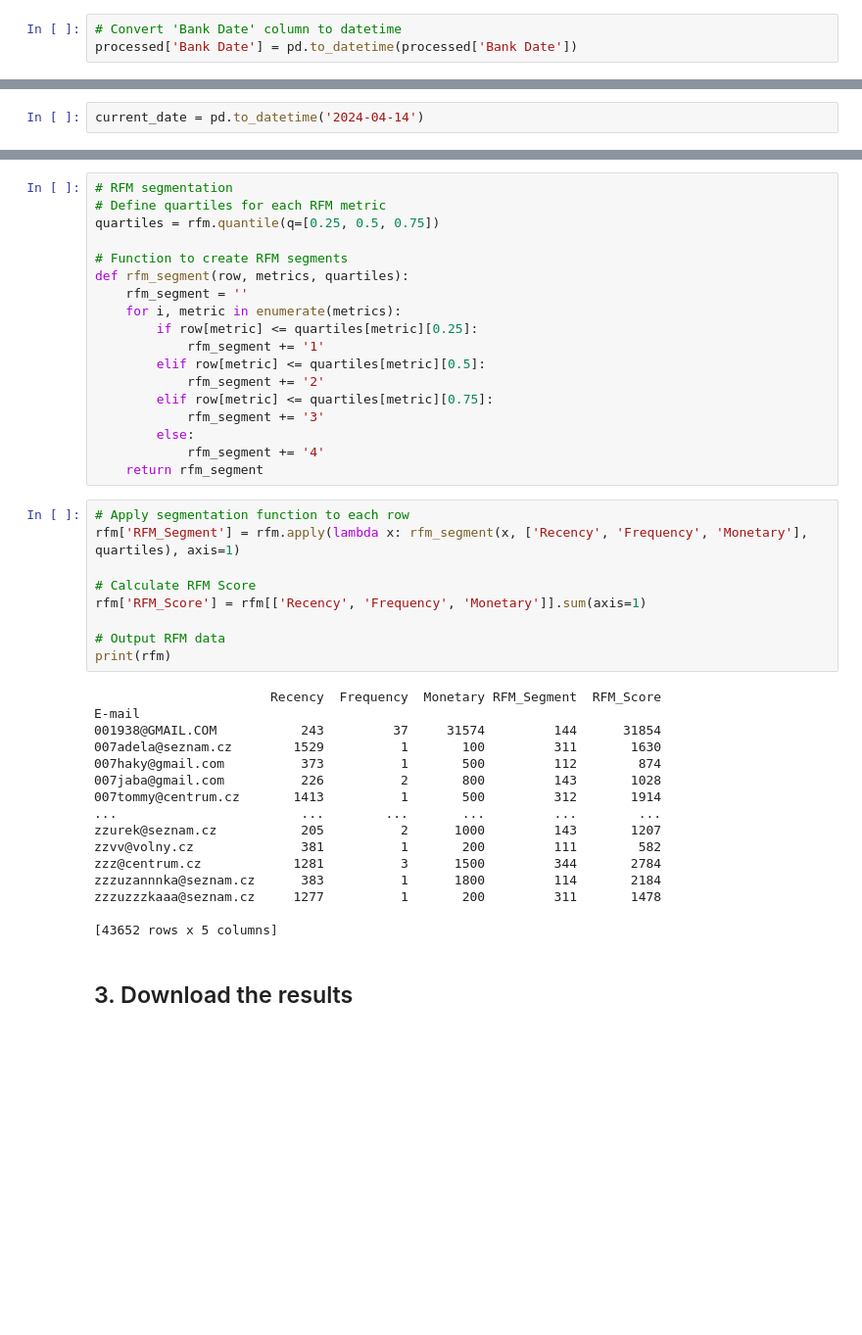
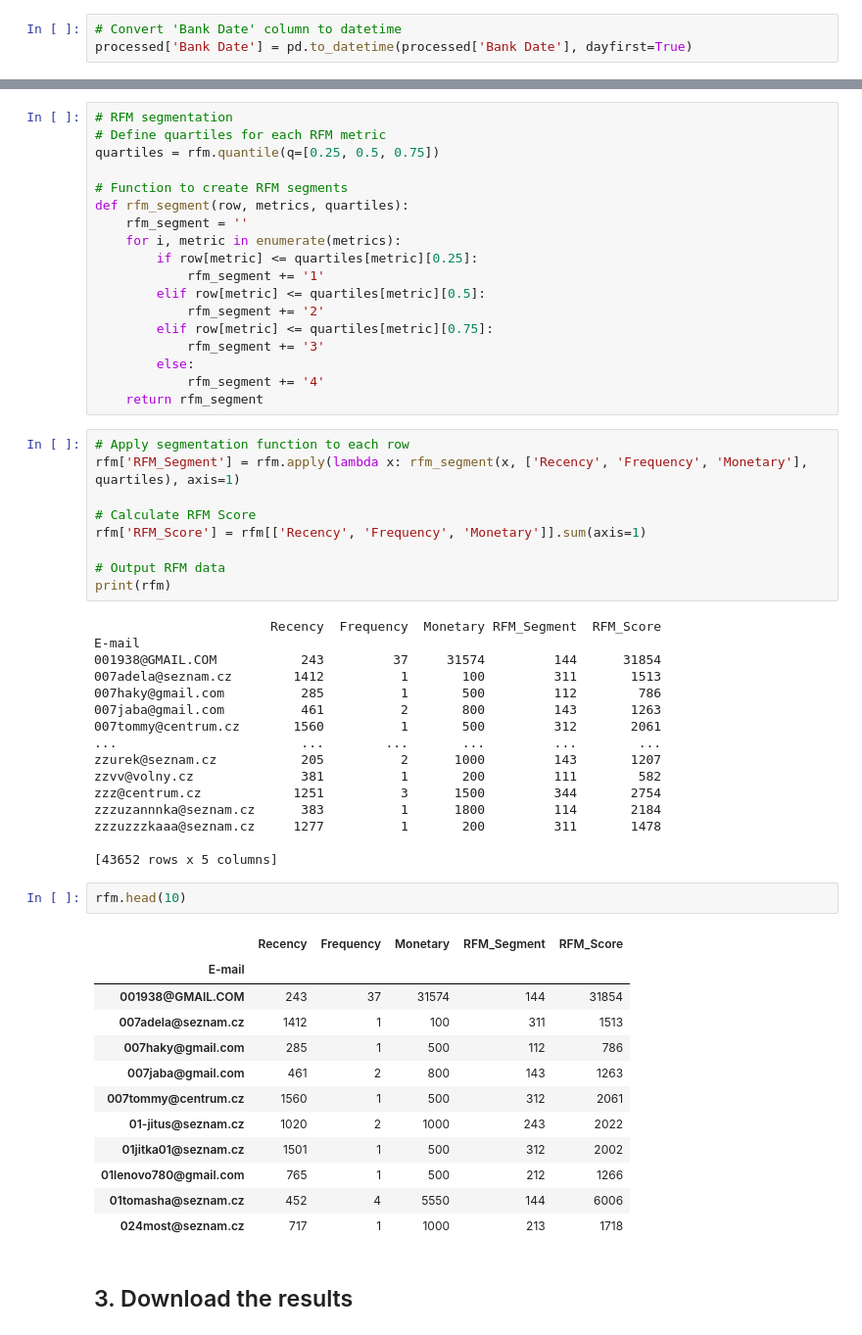
Before and after one commit to sarkarau/datascience, a Jupyter notebook: Donors_segmentation.ipynb, the cells around one changed output, grey strips where cells are left out. Shown at 98% size. Cells and saved outputs as stored; diff of their text form; blank space fills up the shorter version.

Commit message:
RFM segmentation of donors of a non-profit organization

```diff
--- a/Donors_segmentation.ipynb
+++ b/Donors_segmentation.ipynb
@@ -103,7 +103,7 @@ processed.head(100)
 First we need to convert certain data types. Then, we can perform the segmentation.
 # %%
 # Convert 'Bank Date' column to datetime
-processed['Bank Date'] = pd.to_datetime(processed['Bank Date'])
+processed['Bank Date'] = pd.to_datetime(processed['Bank Date'], dayfirst=True)
 # %%
 processed['Příspěvek'] = processed['Příspěvek'].astype(int)
 # %%
@@ -126,5 +126,3 @@ memory usage: 7.8+ MB
-# %%
-current_date = pd.to_datetime('2024-04-14')
 # %%
 # Define a function to calculate recency
 def calculate_recency(x):
@@ -191,18 +191,33 @@ print(rfm)
                        Recency  Frequency  Monetary RFM_Segment  RFM_Score
 E-mail
 001938@GMAIL.COM           243         37     31574         144      31854
-007adela@seznam.cz        1529          1       100         311       1630
-007haky@gmail.com          373          1       500         112        874
-007jaba@gmail.com          226          2       800         143       1028
-007tommy@centrum.cz       1413          1       500         312       1914
+007adela@seznam.cz        1412          1       100         311       1513
+007haky@gmail.com          285          1       500         112        786
+007jaba@gmail.com          461          2       800         143       1263
+007tommy@centrum.cz       1560          1       500         312       2061
 ...                        ...        ...       ...         ...        ...
 zzurek@seznam.cz           205          2      1000         143       1207
 zzvv@volny.cz              381          1       200         111        582
-zzz@centrum.cz            1281          3      1500         344       2784
+zzz@centrum.cz            1251          3      1500         344       2754
 zzzuzannnka@seznam.cz      383          1      1800         114       2184
 zzzuzzzkaaa@seznam.cz     1277          1       200         311       1478
 
 [43652 rows x 5 columns]
+# %%
+rfm.head(10)
+# %% [output]
+|  | Recency | Frequency | Monetary | RFM_Segment | RFM_Score |
+| E-mail |  |  |  |  |  |
+| 001938@GMAIL.COM | 243 | 37 | 31574 | 144 | 31854 |
+| 007adela@seznam.cz | 1412 | 1 | 100 | 311 | 1513 |
+| 007haky@gmail.com | 285 | 1 | 500 | 112 | 786 |
+| 007jaba@gmail.com | 461 | 2 | 800 | 143 | 1263 |
+| 007tommy@centrum.cz | 1560 | 1 | 500 | 312 | 2061 |
+| 01-jitus@seznam.cz | 1020 | 2 | 1000 | 243 | 2022 |
+| 01jitka01@seznam.cz | 1501 | 1 | 500 | 312 | 2002 |
+| 01lenovo780@gmail.com | 765 | 1 | 500 | 212 | 1266 |
+| 01tomasha@seznam.cz | 452 | 4 | 5550 | 144 | 6006 |
+| 024most@seznam.cz | 717 | 1 | 1000 | 213 | 1718 |
 # %% [markdown]
 ## 3. Download the results
 # %%
```
Also changed, not shown: parts of 5 cells of this notebook.
